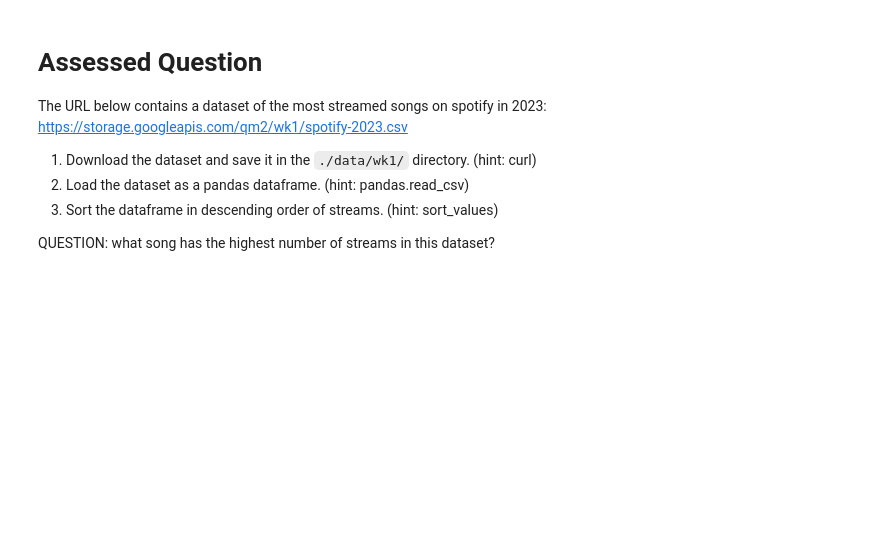
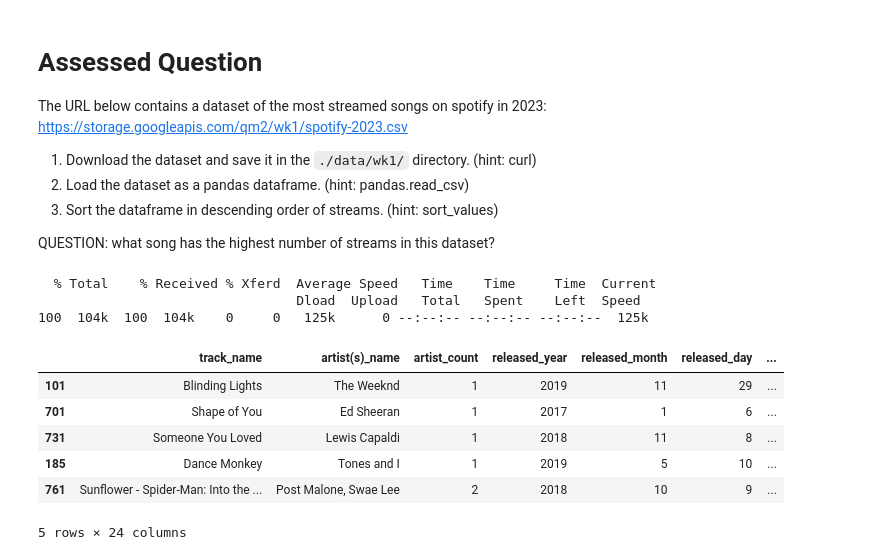
Before and after one commit to lawmianyi/QM2, a Jupyter notebook: Copy_of_W1_Python_Recap.ipynb, the cells around one changed output. Saved outputs shown, nothing was run; the diff lists cells and outputs as text; code cells hidden in the pictures; blank space fills up the shorter version.

```diff
--- a/Copy_of_W1_Python_Recap.ipynb
+++ b/Copy_of_W1_Python_Recap.ipynb
@@ -256,0 +258,23 @@ QUESTION: what song has the highest number of streams in this dataset?
+# %%
+# use this code cell to answer the question
+
+#Download the dataset and save it in the ./data/wk1/ directory
+!curl https://storage.googleapis.com/qm2/wk1/spotify-2023.csv  -o ./data/wk1/spotify.csv
+
+#Load the dataset as a pandas dataframe
+data = pandas.read_csv('./data/wk1/spotify.csv')
+data.head()
+
+#Sort the dataframe in descending order of streams
+data.sort_values(by='streams', ascending=False).head()
+# %% [output]
+  % Total    % Received % Xferd  Average Speed   Time    Time     Time  Current
+                                 Dload  Upload   Total   Spent    Left  Speed
+100  104k  100  104k    0     0   125k      0 --:--:-- --:--:-- --:--:--  125k
+|  | track_name | artist(s)_name | artist_count | released_year | released_month | released_day | ... |
+| 101 | Blinding Lights | The Weeknd | 1 | 2019 | 11 | 29 | ... |
+| 701 | Shape of You | Ed Sheeran | 1 | 2017 | 1 | 6 | ... |
+| 731 | Someone You Loved | Lewis Capaldi | 1 | 2018 | 11 | 8 | ... |
+| 185 | Dance Monkey | Tones and I | 1 | 2019 | 5 | 10 | ... |
+| 761 | Sunflower - Spider-Man: Into the ... | Post Malone, Swae Lee | 2 | 2018 | 10 | 9 | ... |
+5 rows × 24 columns
```
Also changed, not shown: parts of 10 cells of this notebook.
